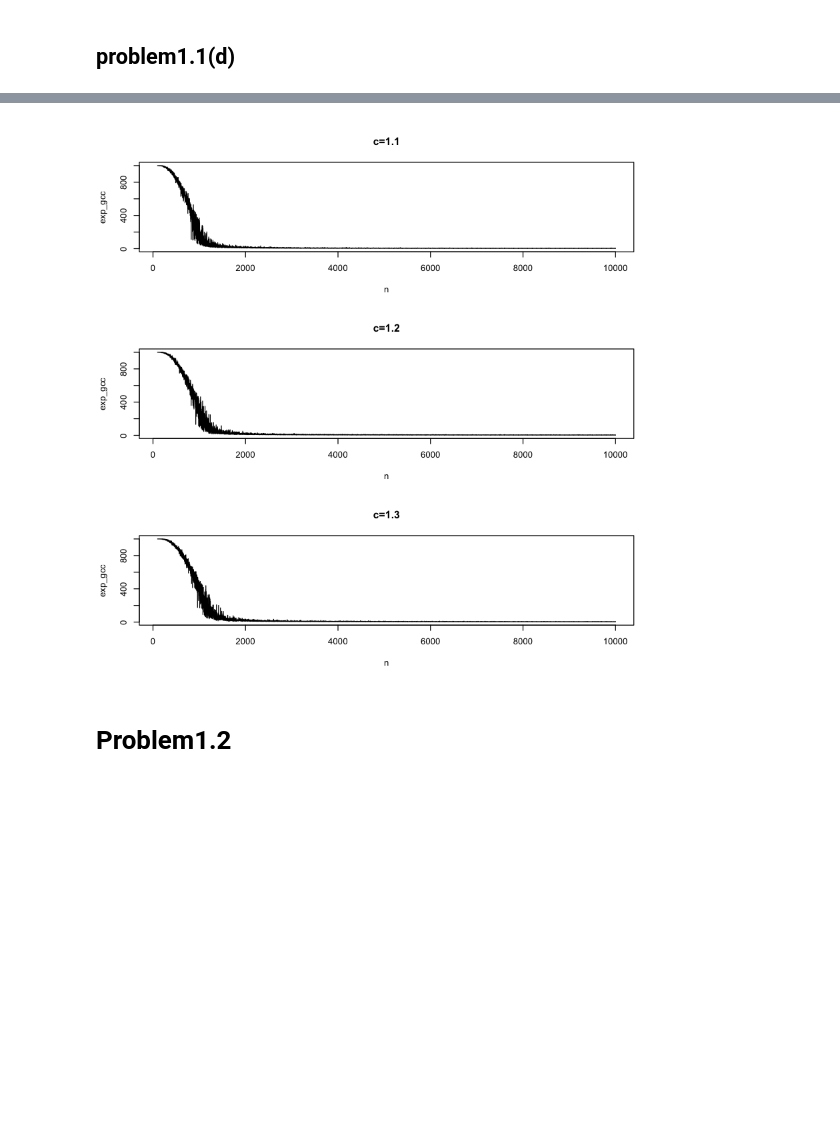
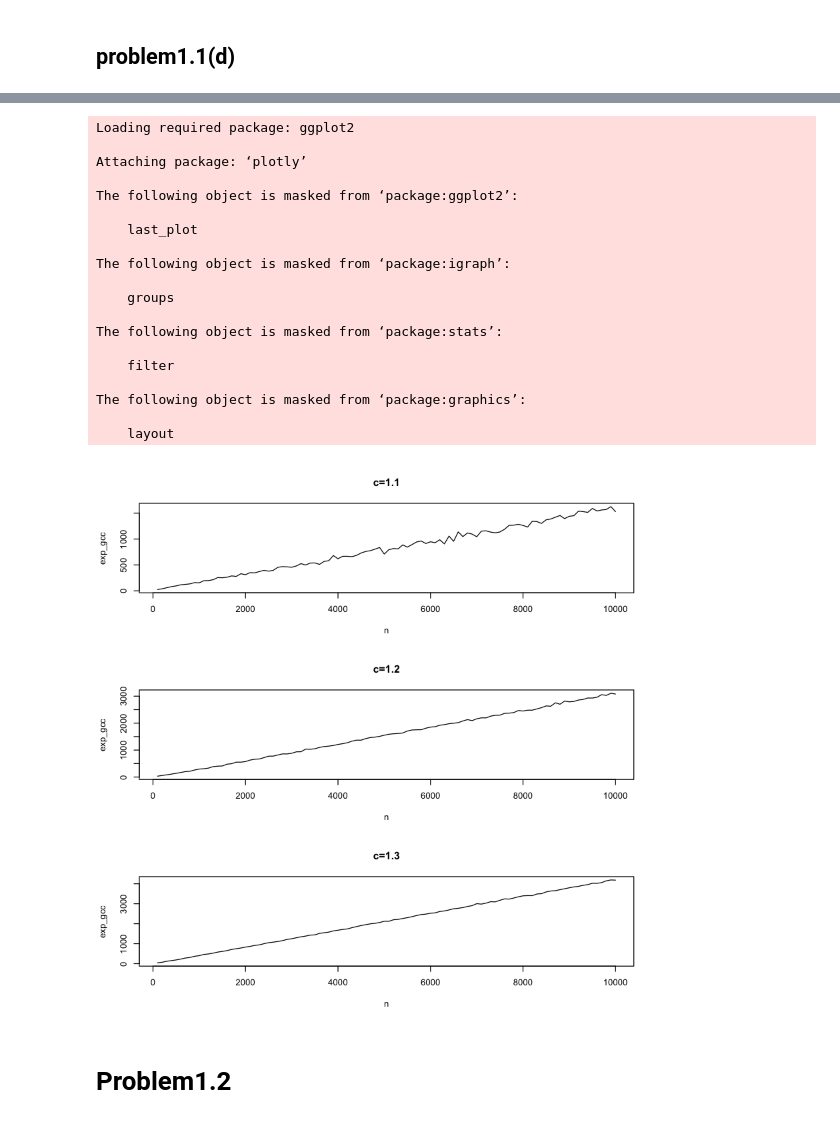
Before and after one commit to Jinxiatucla/232E, a Jupyter notebook: Project1/problem1.ipynb, the cells around one changed output, grey strips where cells are left out. Drawn from its saved outputs; the diff is of its cells as text; code cells hidden in the pictures; blank space fills up the shorter version.

```diff
--- a/Project1/problem1.ipynb
+++ b/Project1/problem1.ipynb
@@ -73,0 +78,6 @@ plot(n,exp_gcc,type='l')
+# %%
+g <- erdos.renyi.game(20, 0.1, directed=F)
+clu <- components(g)
+print(clu)
+exp_gcc[i] <- max(clu$csize)
+plot(g)
@@ -74,12 +94,16 @@ plot(n,exp_gcc,type='l')
 # %%
 exp_gcc <- c()
-n <- seq(100,10000,1)
-for (i in 1:9901){
+n <- seq(100,10000,100)
+for (i in 1:100){
     n_c <- n[i]
     p <- 1/n_c
-    g <- erdos.renyi.game(1000, p, directed=F)
-    clu <- components(g)
-    exp_gcc[i] <- max(clu$csize)
+    avg_gcc <- c()
+    for(j in 1:100){
+        g <- erdos.renyi.game(n_c, p, directed=F)
+        clu <- components(g)
+        avg_gcc[j] <- max(clu$csize)
+    }
+    exp_gcc[i] <- mean(avg_gcc)
 }
 print(size(n))
 print(size(exp_gcc))
@@ -91,39 +115,70 @@ plot(n,exp_gcc,type='l')
 # %%
 library(plotly)
 
 par(mfrow=c(3,1))
 exp_gcc <- c()
-n <- seq(100,10000,1)
-for (i in 1:9901){
+n <- seq(100,10000,100)
+for (i in 1:100){
     n_c <- n[i]
     p <- 1.1/n_c
-    g <- erdos.renyi.game(1000, p, directed=F)
-    clu <- components(g)
-    exp_gcc[i] <- max(clu$csize)
+    avg_gcc <- c()
+    for(j in 1:100){
+        g <- erdos.renyi.game(n_c, p, directed=F)
+        clu <- components(g)
+        avg_gcc[j] <- max(clu$csize)
+    }
+    exp_gcc[i] <- mean(avg_gcc)
 }
 plot(n,exp_gcc,type='l',main="c=1.1")
 
 exp_gcc <- c()
-for (i in 1:9901){
+for (i in 1:100){
     n_c <- n[i]
     p <- 1.2/n_c
-    g <- erdos.renyi.game(1000, p, directed=F)
-    clu <- components(g)
-    exp_gcc[i] <- max(clu$csize)
+    avg_gcc <- c()
+    for(j in 1:100){
+        g <- erdos.renyi.game(n_c, p, directed=F)
+        clu <- components(g)
+        avg_gcc[j] <- max(clu$csize)
+    }
+    exp_gcc[i] <- mean(avg_gcc)
 }
 plot(n,exp_gcc,type='l',main="c=1.2")
 
 exp_gcc <- c()
-for (i in 1:9901){
+for (i in 1:100){
     n_c <- n[i]
     p <- 1.3/n_c
-    g <- erdos.renyi.game(1000, p, directed=F)
-    clu <- components(g)
-    exp_gcc[i] <- max(clu$csize)
+    avg_gcc <- c()
+    for(j in 1:100){
+        g <- erdos.renyi.game(n_c, p, directed=F)
+        clu <- components(g)
+        avg_gcc[j] <- max(clu$csize)
+    }
+    exp_gcc[i] <- mean(avg_gcc)
 }
 plot(n,exp_gcc,type='l',main="c=1.3")
 # %% [output]
+Loading required package: ggplot2
+
+Attaching package: ‘plotly’
+
+The following object is masked from ‘package:ggplot2’:
+
+    last_plot
+
+The following object is masked from ‘package:igraph’:
+
+    groups
+
+The following object is masked from ‘package:stats’:
+
+    filter
+
+The following object is masked from ‘package:graphics’:
+
+    layout
-[figure, old version]
+[figure, new version]
 # %% [markdown]
 Problem1.2
 ===
```
Also changed, not shown: parts of 3 cells of this notebook.
